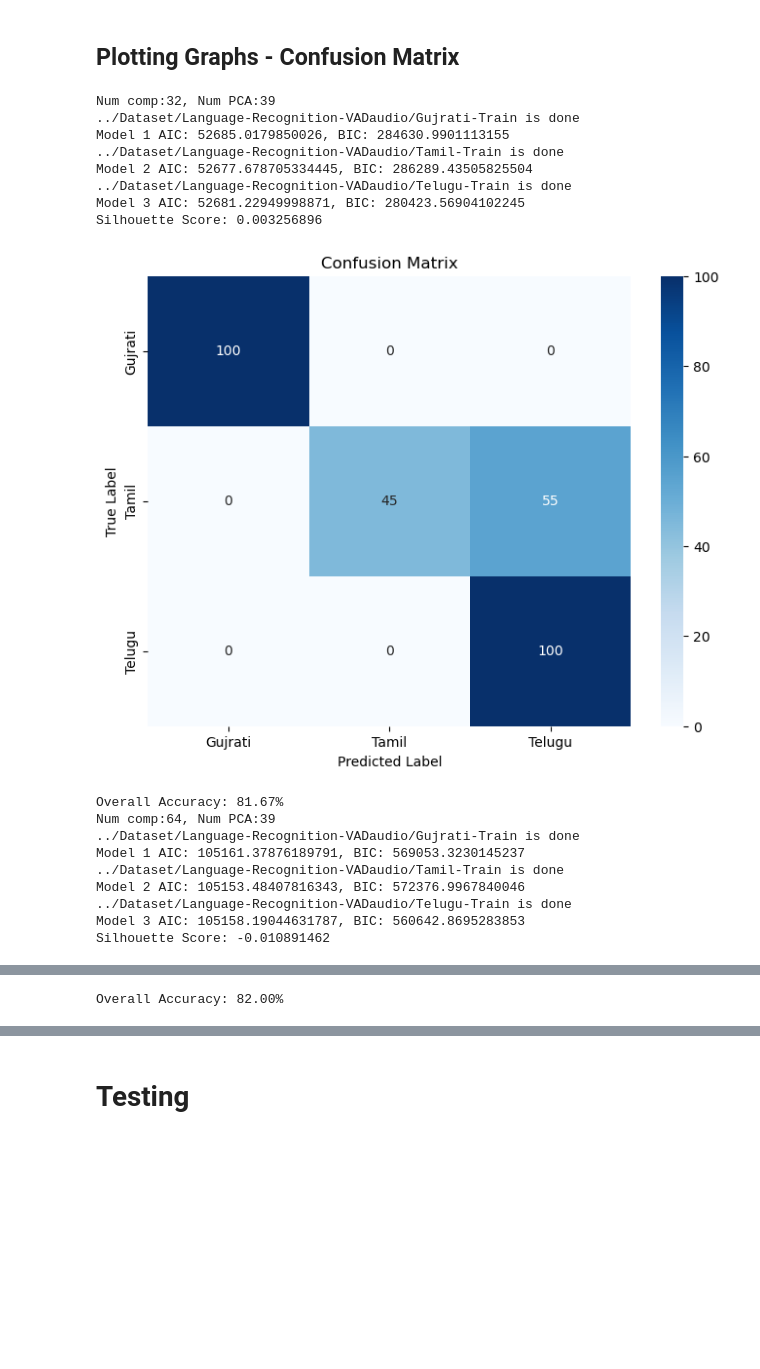
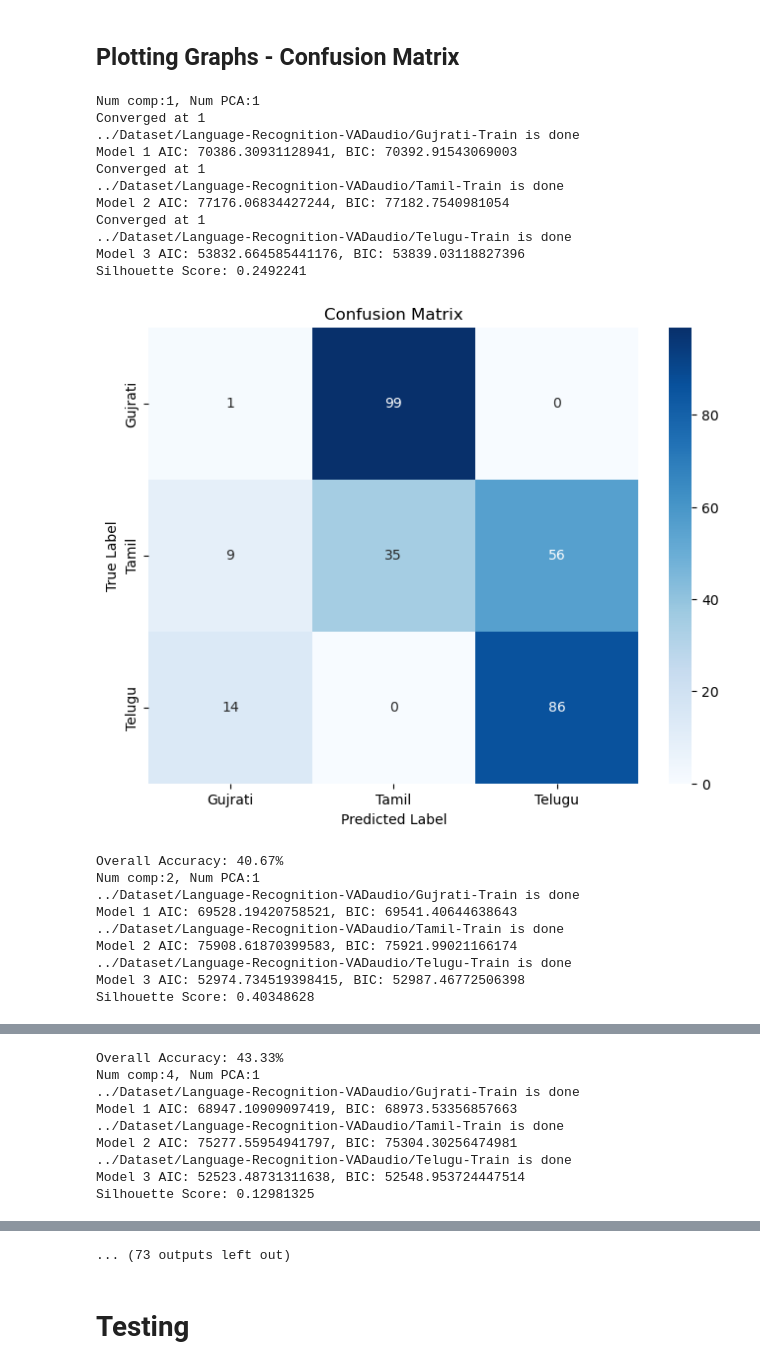
Before and after one commit to SreehariC/CS361-Course-Project, a Jupyter notebook: GMM/gmm-final-2.ipynb, the cells around one changed output, grey strips where cells are left out. Saved outputs shown, nothing was run; the diff lists cells and outputs as text; code cells hidden in the pictures; blank space fills up the shorter version.

```diff
--- a/GMM/gmm-final-2.ipynb
+++ b/GMM/gmm-final-2.ipynb
@@ -325,7 +325,7 @@ def pipeline(n_components_gmm,is_pca,num_pca):
     i = 0
     for path in train_paths:
         i += 1
-        X = preprocess_folder(path,is_pca,num_pca,items=110)
+        X = preprocess_folder(path,is_pca,num_pca,items=10)
         gmm = GMMNew(n_components_gmm,100,'full')
         gmm.fit(data=X)
         with open(f'gmm_{n_components_gmm}_{num_pca}_{i}.pkl', 'wb') as f:
@@ -392,33 +392,36 @@ def pipeline(n_components_gmm,is_pca,num_pca):
 # %%
 import warnings
 warnings.filterwarnings("ignore")
 
-n_comp_list = [32,64]
-num_pca_list = [39]
+n_comp_list = [1,2,4,8,16,32,64]
+num_pca_list = [1,2,8,16,24,39]
 for num_pca_cand in num_pca_list:
     for n_comp in n_comp_list:
         print(f"Num comp:{n_comp}, Num PCA:{num_pca_cand}")
         if(num_pca_cand==39):
             is_pca = 0
         else:
             is_pca = 1
         pipeline(n_comp,is_pca,num_pca_cand)
 # %% [output]
-Num comp:32, Num PCA:39
+Num comp:1, Num PCA:1
+Converged at 1
 ../Dataset/Language-Recognition-VADaudio/Gujrati-Train is done
-Model 1 AIC: 52685.0179850026, BIC: 284630.9901113155
+Model 1 AIC: 70386.30931128941, BIC: 70392.91543069003
+Converged at 1
 ../Dataset/Language-Recognition-VADaudio/Tamil-Train is done
-Model 2 AIC: 52677.678705334445, BIC: 286289.43505825504
+Model 2 AIC: 77176.06834427244, BIC: 77182.7540981054
+Converged at 1
 ../Dataset/Language-Recognition-VADaudio/Telugu-Train is done
-Model 3 AIC: 52681.22949998871, BIC: 280423.56904102245
-Silhouette Score: 0.003256896
+Model 3 AIC: 53832.664585441176, BIC: 53839.03118827396
+Silhouette Score: 0.2492241
-[figure, old version]
+[figure, new version]
-Overall Accuracy: 81.67%
-Num comp:64, Num PCA:39
+Overall Accuracy: 40.67%
+Num comp:2, Num PCA:1
 ../Dataset/Language-Recognition-VADaudio/Gujrati-Train is done
-Model 1 AIC: 105161.37876189791, BIC: 569053.3230145237
+Model 1 AIC: 69528.19420758521, BIC: 69541.40644638643
 ../Dataset/Language-Recognition-VADaudio/Tamil-Train is done
-Model 2 AIC: 105153.48407816343, BIC: 572376.9967840046
+Model 2 AIC: 75908.61870399583, BIC: 75921.99021166174
 ../Dataset/Language-Recognition-VADaudio/Telugu-Train is done
-Model 3 AIC: 105158.19044631787, BIC: 560642.8695283853
-Silhouette Score: -0.010891462
+Model 3 AIC: 52974.734519398415, BIC: 52987.46772506398
+Silhouette Score: 0.40348628
@@ -426 +429,9 @@ Silhouette Score: -0.010891462
-Overall Accuracy: 82.00%
+Overall Accuracy: 43.33%
+Num comp:4, Num PCA:1
+../Dataset/Language-Recognition-VADaudio/Gujrati-Train is done
+Model 1 AIC: 68947.10909097419, BIC: 68973.53356857663
+../Dataset/Language-Recognition-VADaudio/Tamil-Train is done
+Model 2 AIC: 75277.55954941797, BIC: 75304.30256474981
+../Dataset/Language-Recognition-VADaudio/Telugu-Train is done
+Model 3 AIC: 52523.48731311638, BIC: 52548.953724447514
+Silhouette Score: 0.12981325
@@ -427,3 +469,4 @@ Overall Accuracy: 82.00%
+... (73 outputs left out)
 # %% [markdown]
 # Testing
 # %%
```
Also changed, not shown: parts of 4 cells of this notebook.
